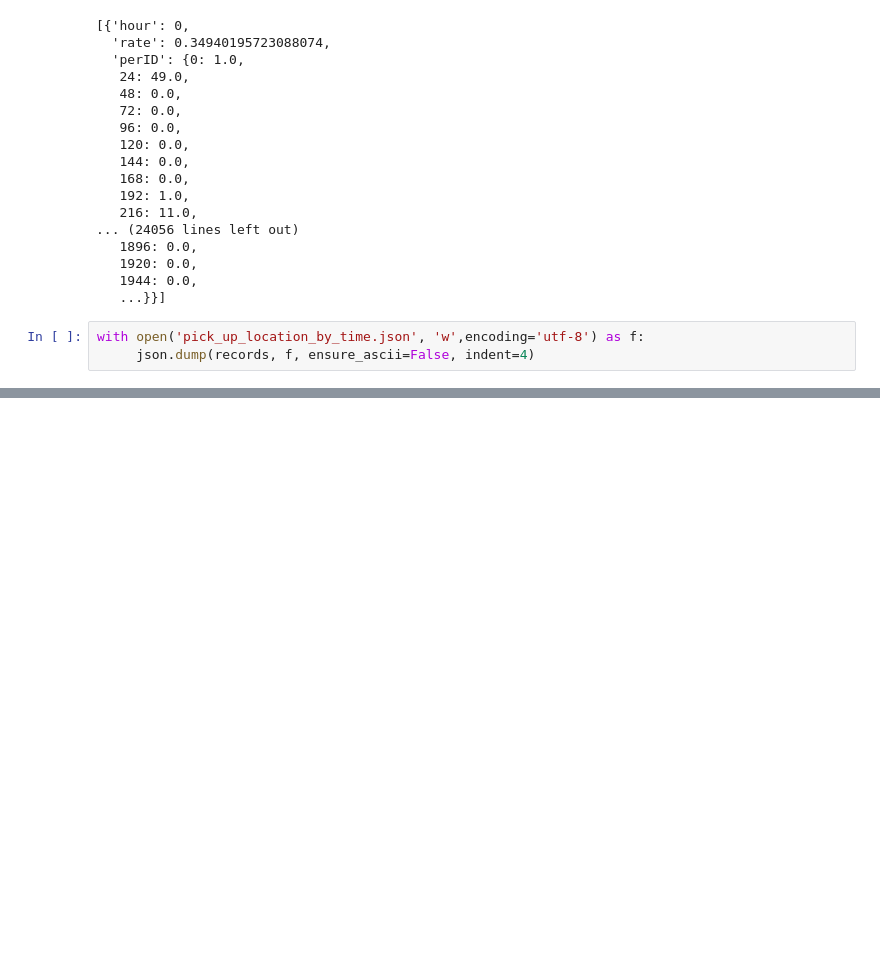
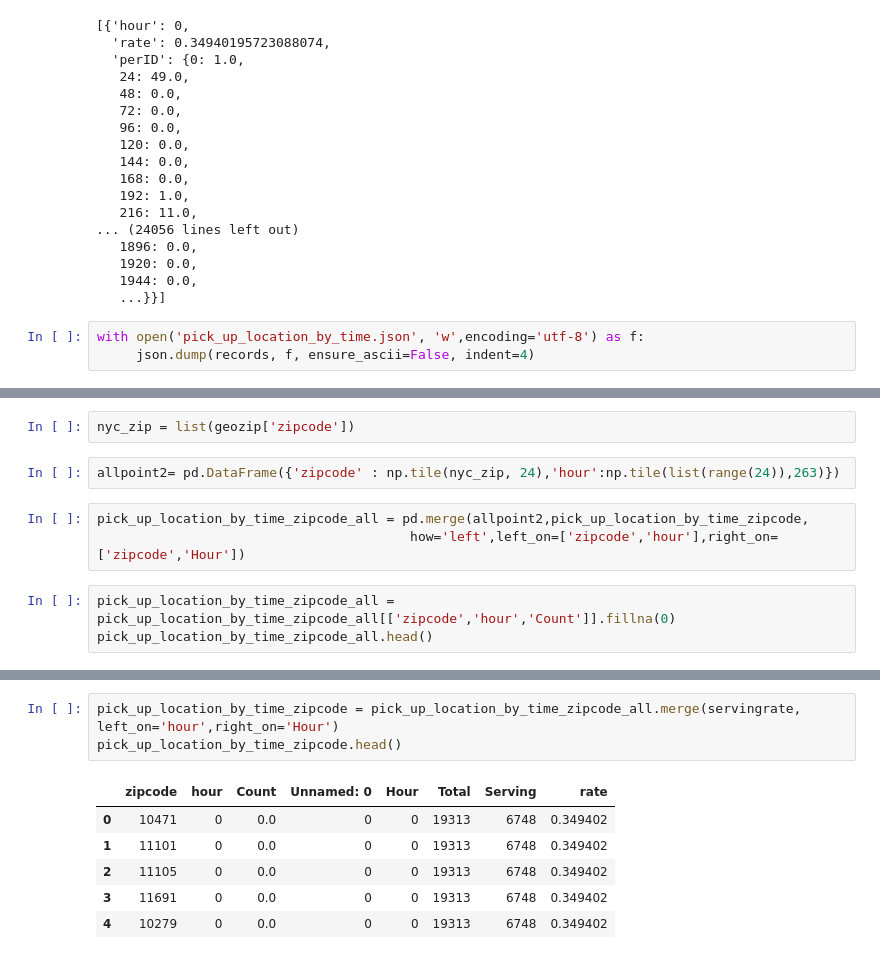
Before and after one commit to louisalulu/Data_Visualization_Final_Challenge, a Jupyter notebook: pick_up_location_by_time.ipynb, the cells around one changed output, grey strips where cells are left out. Cells and saved outputs as stored; diff of their text form; blank space fills up the shorter version.

Commit message:
update data

```diff
--- a/pick_up_location_by_time.ipynb
+++ b/pick_up_location_by_time.ipynb
@@ -132,0 +175,10 @@ with open('pick_up_location_by_time.json', 'w',encoding='utf-8') as f:
+# %%
+nyc_zip = list(geozip['zipcode'])
+# %%
+allpoint2= pd.DataFrame({'zipcode' : np.tile(nyc_zip, 24),'hour':np.tile(list(range(24)),263)})
+# %%
+pick_up_location_by_time_zipcode_all = pd.merge(allpoint2,pick_up_location_by_time_zipcode,
+                                        how='left',left_on=['zipcode','hour'],right_on=['zipcode','Hour'])
+# %%
+pick_up_location_by_time_zipcode_all = pick_up_location_by_time_zipcode_all[['zipcode','hour','Count']].fillna(0)
+pick_up_location_by_time_zipcode_all.head()
@@ -132,0 +192,10 @@ with open('pick_up_location_by_time.json', 'w',encoding='utf-8') as f:
+# %%
+pick_up_location_by_time_zipcode = pick_up_location_by_time_zipcode_all.merge(servingrate, left_on='hour',right_on='Hour')
+pick_up_location_by_time_zipcode.head()
+# %% [output]
+|  | zipcode | hour | Count | Unnamed: 0 | Hour | Total | Serving | rate |
+| 0 | 10471 | 0 | 0.0 | 0 | 0 | 19313 | 6748 | 0.349402 |
+| 1 | 11101 | 0 | 0.0 | 0 | 0 | 19313 | 6748 | 0.349402 |
+| 2 | 11105 | 0 | 0.0 | 0 | 0 | 19313 | 6748 | 0.349402 |
+| 3 | 11691 | 0 | 0.0 | 0 | 0 | 19313 | 6748 | 0.349402 |
+| 4 | 10279 | 0 | 0.0 | 0 | 0 | 19313 | 6748 | 0.349402 |
```
Also changed, not shown: parts of 12 cells of this notebook, 2 other files.
